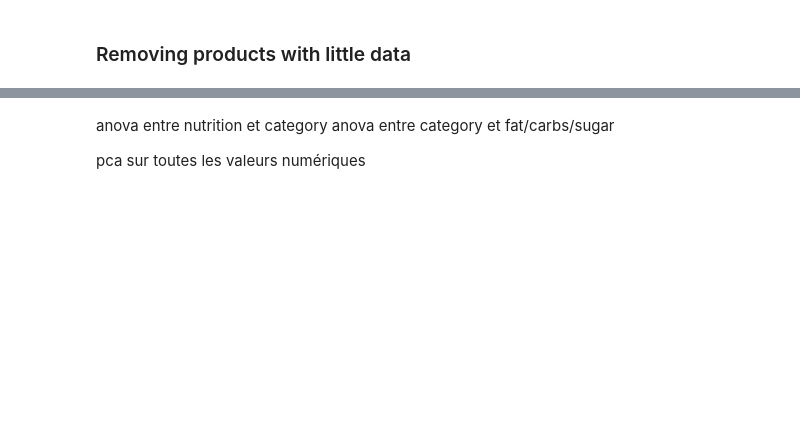
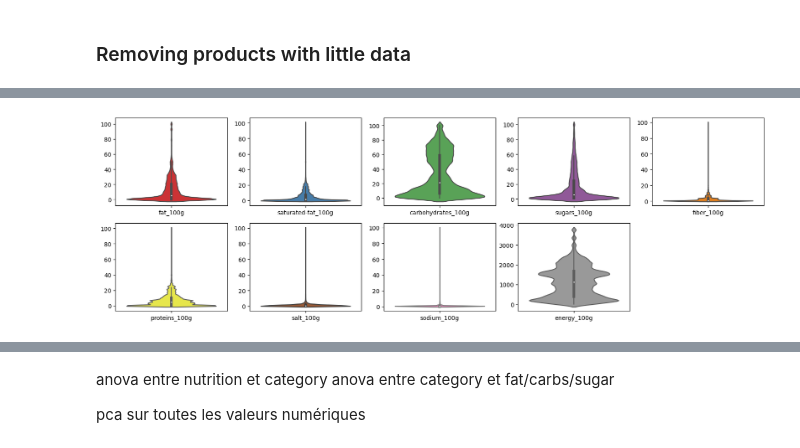
Before and after one commit to Dzov/DSP3, a Jupyter notebook: Haladjian_Amelie-Dzovinar_1_notebook_072023.ipynb, the cells around one changed output, grey strips where cells are left out. Cells and saved outputs as stored; diff of their text form; code cells hidden in the pictures; blank space fills up the shorter version.

```diff
--- a/Haladjian_Amelie-Dzovinar_1_notebook_072023.ipynb
+++ b/Haladjian_Amelie-Dzovinar_1_notebook_072023.ipynb
@@ -774,3 +783,12 @@ products = products.drop(products_with_missing_data.index)
+# %%
+nutrition_facts.append("energy_100g")
+numeric_values = nutrition_facts.copy()
+numeric_values.append("nutrition-score-fr_100g")
+# %%
+products_with_empty_data = products[
+    np.all((products[numeric_values] == 0) | np.isnan(products[numeric_values]), axis=1)
+]
+products = products.drop(products_with_empty_data.index)
 # %%
 products.isna().mean().mean()
 # %% [output]
@@ -797,0 +800,18 @@ products.corr(numeric_only=True)
+# %%
+def plot_nutri_violin(df, feature=None):
+    if feature:
+        plt.figure(figsize=[3, 3])
+        sns.violinplot(df[[feature]])
+        plt.show()
+    else:
+        color_palette = sns.color_palette("Set1", len(nutrition_facts))
+        plt.figure(figsize=(20, 6))
+        for i, feature in enumerate(nutrition_facts):
+            plt.subplot(2, 5, i + 1)
+            sns.violinplot(df[[feature]], palette=[color_palette[i]])
+        plt.show()
+
+
+plot_nutri_violin(products)
+# %% [output]
+[figure, added]
```
Also changed, not shown: parts of 63 cells of this notebook.
